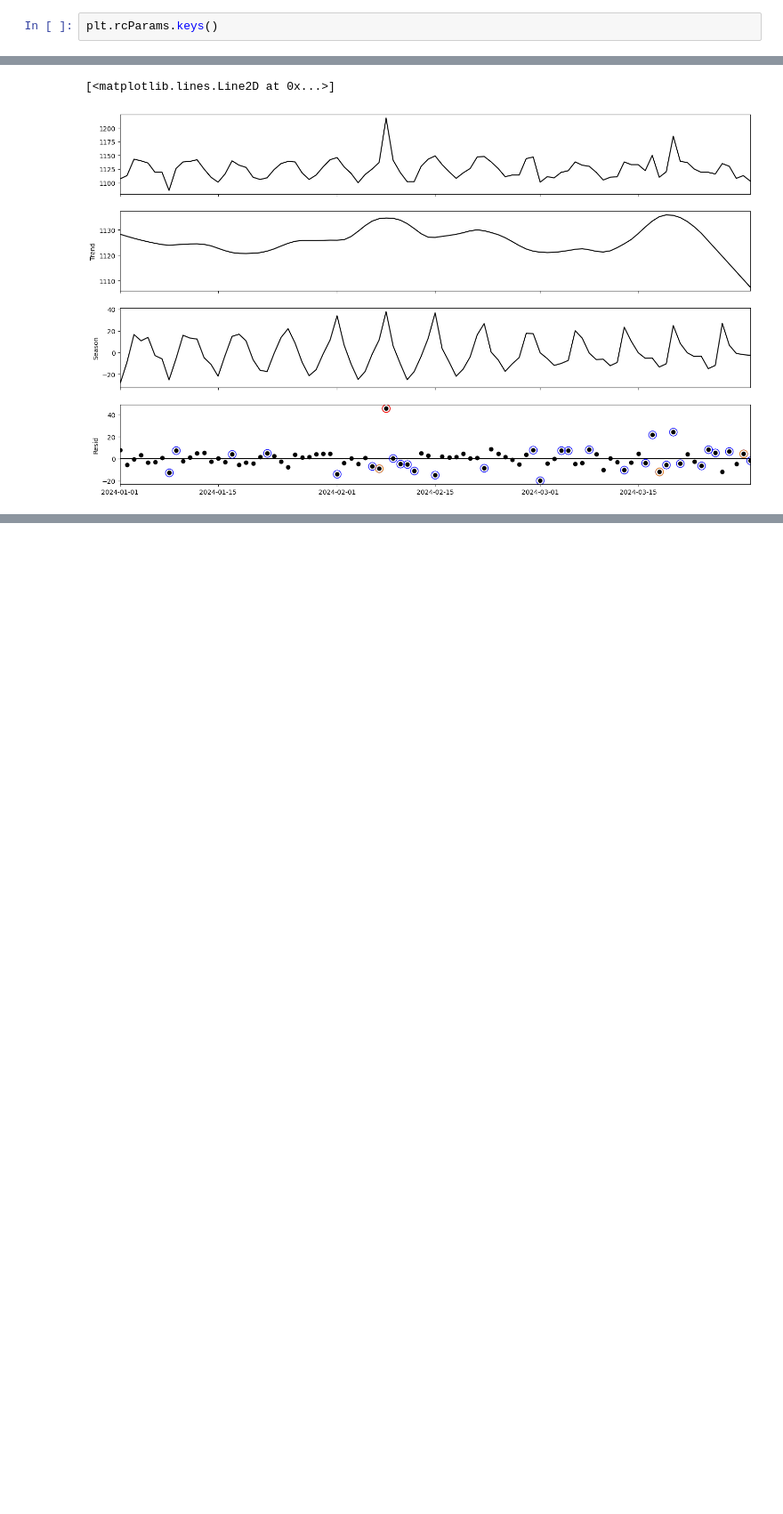
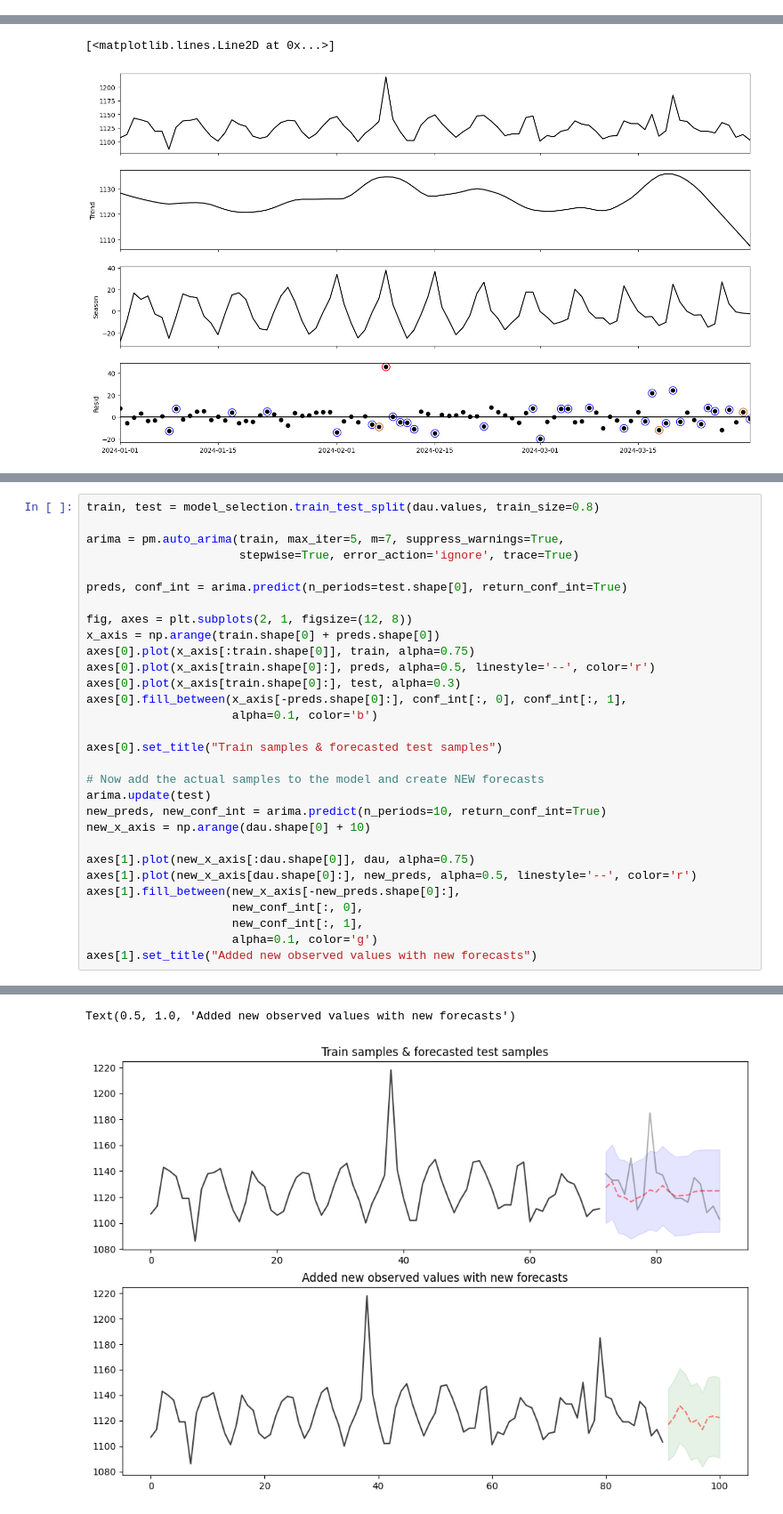
Before and after one commit to leeharry709/anomaly-detection-with-seasonal-trend-decomposition, a Jupyter notebook: usage.ipynb, the cells around one changed output, grey strips where cells are left out. Shown at 89% size. Cells and saved outputs as stored; diff of their text form; blank space fills up the shorter version.

Commit message:
update 5/7: added arima forecast

```diff
--- a/usage.ipynb
+++ b/usage.ipynb
@@ -13,2 +12,0 @@ plt.rcParams['axes.prop_cycle'] = cycler(color=['k'])  # 'k' represents black
-# %%
-plt.rcParams.keys()
@@ -169,0 +139,31 @@ for i in range(len(res.observed)):
+# %%
+train, test = model_selection.train_test_split(dau.values, train_size=0.8)
+
+arima = pm.auto_arima(train, max_iter=5, m=7, suppress_warnings=True,
+                      stepwise=True, error_action='ignore', trace=True)
+
+preds, conf_int = arima.predict(n_periods=test.shape[0], return_conf_int=True)
+
+fig, axes = plt.subplots(2, 1, figsize=(12, 8))
+x_axis = np.arange(train.shape[0] + preds.shape[0])
+axes[0].plot(x_axis[:train.shape[0]], train, alpha=0.75)
+axes[0].plot(x_axis[train.shape[0]:], preds, alpha=0.5, linestyle='--', color='r')
+axes[0].plot(x_axis[train.shape[0]:], test, alpha=0.3)
+axes[0].fill_between(x_axis[-preds.shape[0]:], conf_int[:, 0], conf_int[:, 1],
+                     alpha=0.1, color='b')
+
+axes[0].set_title("Train samples & forecasted test samples")
+
+# Now add the actual samples to the model and create NEW forecasts
+arima.update(test)
+new_preds, new_conf_int = arima.predict(n_periods=10, return_conf_int=True)
+new_x_axis = np.arange(dau.shape[0] + 10)
+
+axes[1].plot(new_x_axis[:dau.shape[0]], dau, alpha=0.75)
+axes[1].plot(new_x_axis[dau.shape[0]:], new_preds, alpha=0.5, linestyle='--', color='r')
+axes[1].fill_between(new_x_axis[-new_preds.shape[0]:],
+                     new_conf_int[:, 0],
+                     new_conf_int[:, 1],
+                     alpha=0.1, color='g')
+axes[1].set_title("Added new observed values with new forecasts")
+# %% [output]
@@ -169,0 +189,2 @@ for i in range(len(res.observed)):
+Text(0.5, 1.0, 'Added new observed values with new forecasts')
+[figure, added]
```
Also changed, not shown: parts of 11 cells of this notebook.
